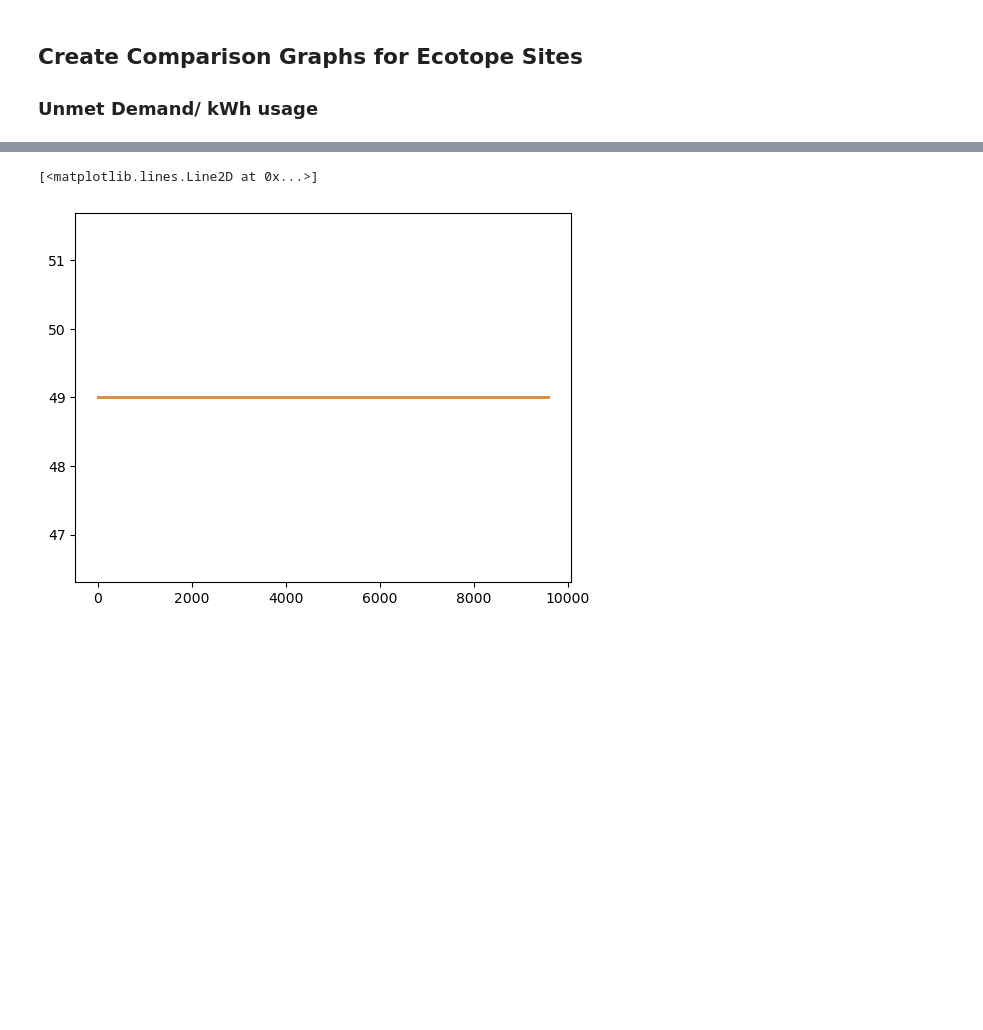
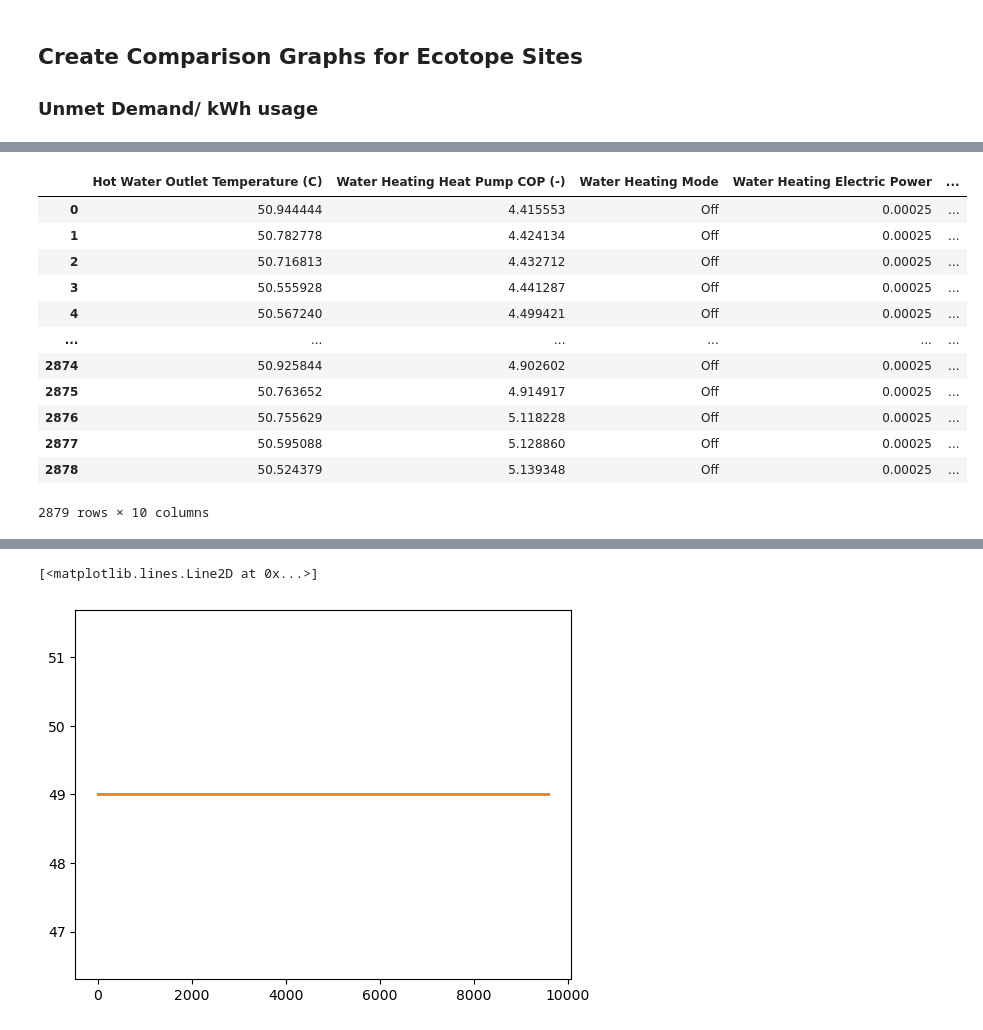
Before and after one commit to Jae-Domain/OCHRE, a Jupyter notebook: bin/nonlinear_solver/nonlinear_generate_graphics.ipynb, the cells around one changed output, grey strips where cells are left out. Saved outputs shown, nothing was run; the diff lists cells and outputs as text; code cells hidden in the pictures; blank space fills up the shorter version.

```diff
--- a/bin/nonlinear_solver/nonlinear_generate_graphics.ipynb
+++ b/bin/nonlinear_solver/nonlinear_generate_graphics.ipynb
@@ -310 +397,19 @@ Site 90069: 5895.93 L/Day
+# %%
+nonlinear = pd.read_csv(f'output_site_13438_nonlinear.csv')
+
+nonlinear
+# %% [output]
+|  | Hot Water Outlet Temperature (C) | Water Heating Heat Pump COP (-) | Water Heating Mode | Water Heating Electric Power | ... |
+| 0 | 50.944444 | 4.415553 | Off | 0.00025 | ... |
+| 1 | 50.782778 | 4.424134 | Off | 0.00025 | ... |
+| 2 | 50.716813 | 4.432712 | Off | 0.00025 | ... |
+| 3 | 50.555928 | 4.441287 | Off | 0.00025 | ... |
+| 4 | 50.567240 | 4.499421 | Off | 0.00025 | ... |
+| ... | ... | ... | ... | ... | ... |
+| 2874 | 50.925844 | 4.902602 | Off | 0.00025 | ... |
+| 2875 | 50.763652 | 4.914917 | Off | 0.00025 | ... |
+| 2876 | 50.755629 | 5.118228 | Off | 0.00025 | ... |
+| 2877 | 50.595088 | 5.128860 | Off | 0.00025 | ... |
+| 2878 | 50.524379 | 5.139348 | Off | 0.00025 | ... |
+2879 rows × 10 columns
 # %%
```
Also changed, not shown: parts of 5 cells of this notebook, 8 other files.
